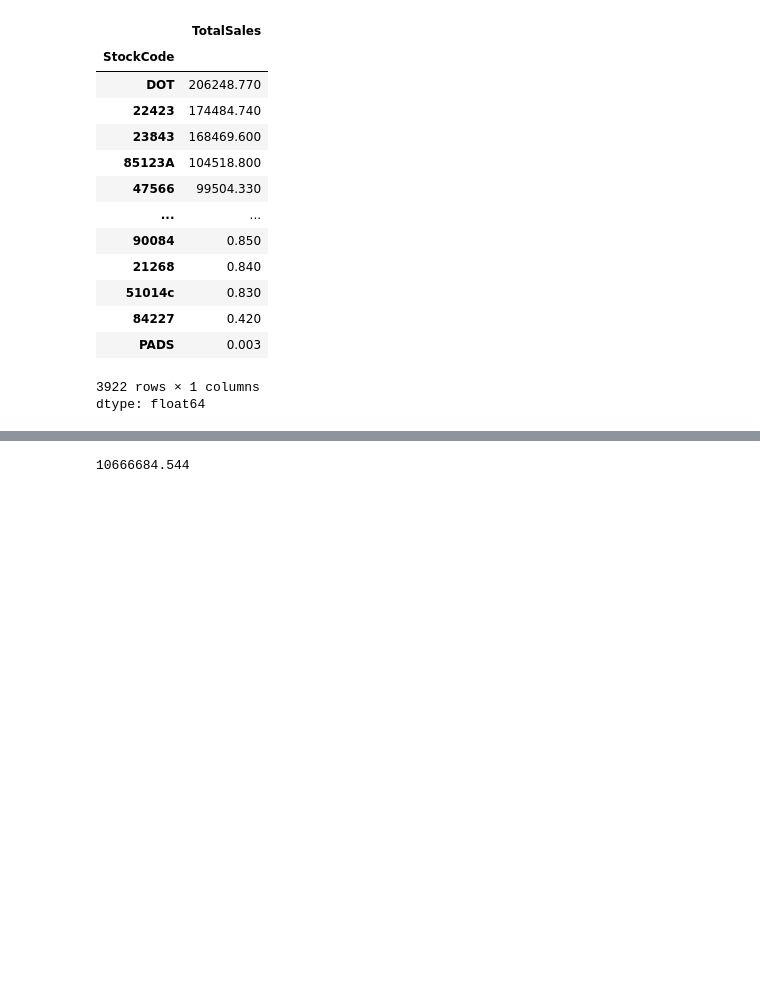
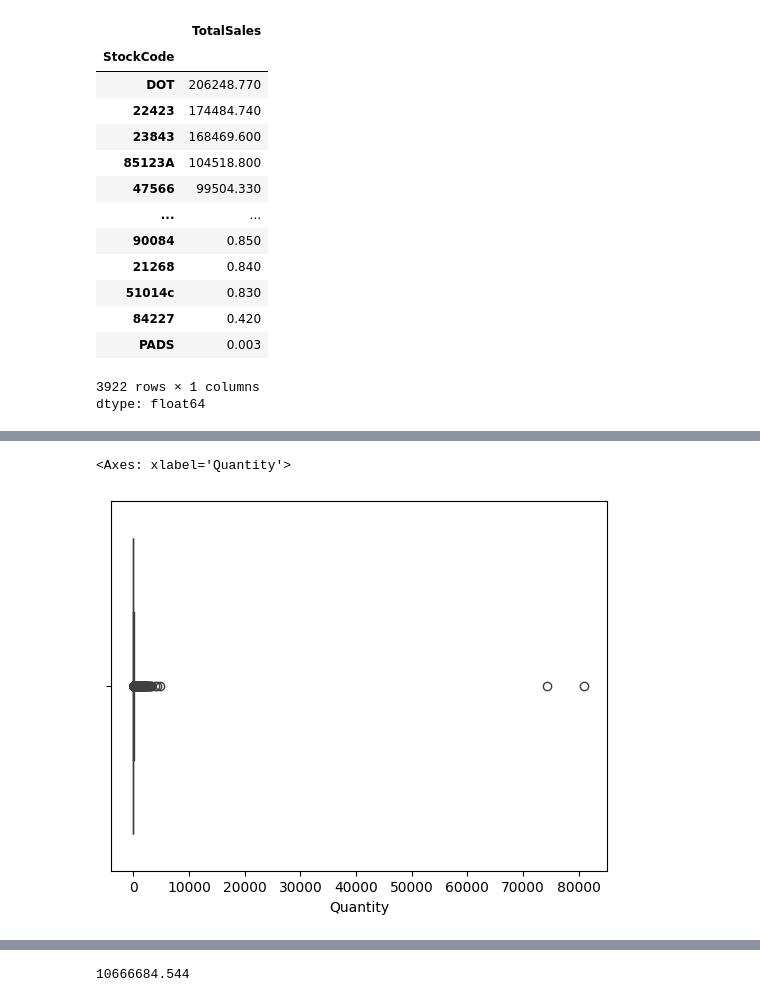
Before and after one commit to SakshamTapadia/Retail-Analysis, a Jupyter notebook: RetailAnalysis.ipynb, the cells around one changed output, grey strips where cells are left out. Cells and saved outputs as stored; diff of their text form; code cells hidden in the pictures; blank space fills up the shorter version.

```diff
--- a/RetailAnalysis.ipynb
+++ b/RetailAnalysis.ipynb
@@ -403,0 +424,5 @@ dtype: float64
+# %%
+sns.boxplot(x=df4["Quantity"])
+# %% [output]
+<Axes: xlabel='Quantity'>
+[figure, added]
```
Also changed, not shown: parts of 19 cells of this notebook.
